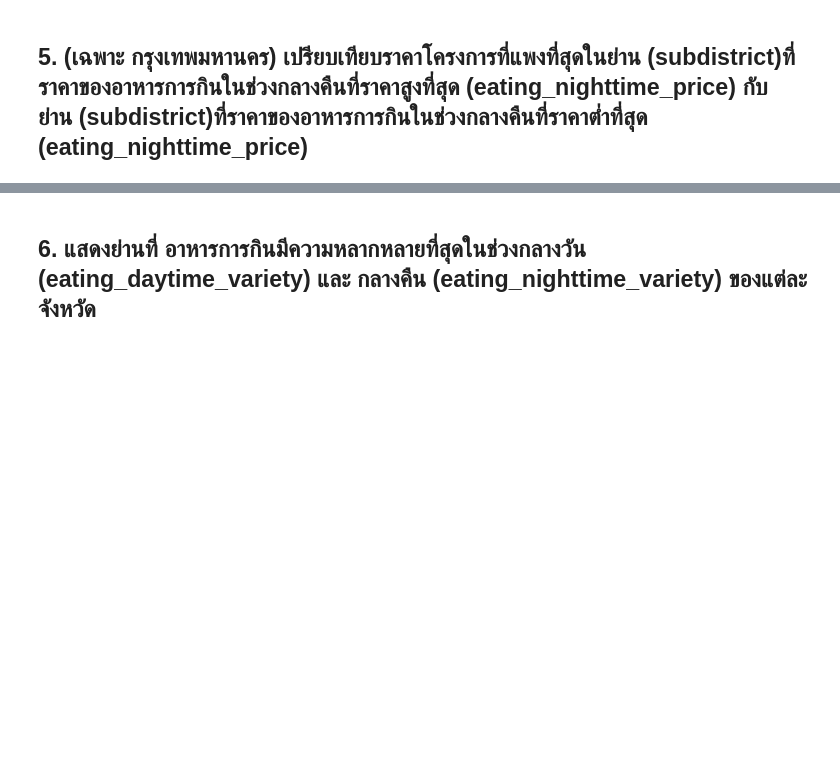
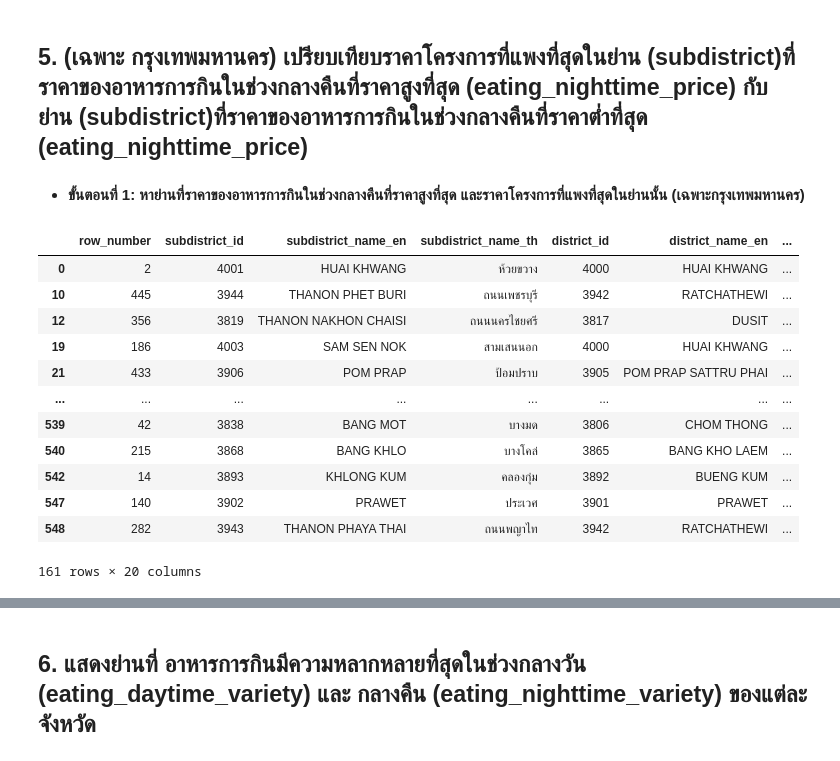
Before and after one commit to Ninkrn/BasicProg_Dataviz65, a Jupyter notebook: midterm65.ipynb, the cells around one changed output, grey strips where cells are left out. Drawn from its saved outputs; the diff is of its cells as text; code cells hidden in the pictures; blank space fills up the shorter version.

```diff
--- a/midterm65.ipynb
+++ b/midterm65.ipynb
@@ -307,2 +302,21 @@ dtype: object
 # %% [markdown]
 ## 5. (เฉพาะ กรุงเทพมหานคร) เปรียบเทียบราคาโครงการที่แพงที่สุดในย่าน (subdistrict)ที่ราคาของอาหารการกินในช่วงกลางคืนที่ราคาสูงที่สุด (eating_nighttime_price) กับ ย่าน (subdistrict)ที่ราคาของอาหารการกินในช่วงกลางคืนที่ราคาต่ำที่สุด (eating_nighttime_price)
+# %% [markdown]
+- **ขั้นตอนที่ 1: หาย่านที่ราคาของอาหารการกินในช่วงกลางคืนที่ราคาสูงที่สุด และราคาโครงการที่แพงที่สุดในย่านนั้น (เฉพาะกรุงเทพมหานคร)**
+# %%
+province = eat[eat['province_name_th']=='กรุงเทพมหานคร']  # เลือกข้อมูลเฉพาะ กรุงเทพมหานคร
+province
+# %% [output]
+|  | row_number | subdistrict_id | subdistrict_name_en | subdistrict_name_th | district_id | district_name_en | ... |
+| 0 | 2 | 4001 | HUAI KHWANG | ห้วยขวาง | 4000 | HUAI KHWANG | ... |
+| 10 | 445 | 3944 | THANON PHET BURI | ถนนเพชรบุรี | 3942 | RATCHATHEWI | ... |
+| 12 | 356 | 3819 | THANON NAKHON CHAISI | ถนนนครไชยศรี | 3817 | DUSIT | ... |
+| 19 | 186 | 4003 | SAM SEN NOK | สามเสนนอก | 4000 | HUAI KHWANG | ... |
+| 21 | 433 | 3906 | POM PRAP | ป้อมปราบ | 3905 | POM PRAP SATTRU PHAI | ... |
+| ... | ... | ... | ... | ... | ... | ... | ... |
+| 539 | 42 | 3838 | BANG MOT | บางมด | 3806 | CHOM THONG | ... |
+| 540 | 215 | 3868 | BANG KHLO | บางโคล่ | 3865 | BANG KHO LAEM | ... |
+| 542 | 14 | 3893 | KHLONG KUM | คลองกุ่ม | 3892 | BUENG KUM | ... |
+| 547 | 140 | 3902 | PRAWET | ประเวศ | 3901 | PRAWET | ... |
+| 548 | 282 | 3943 | THANON PHAYA THAI | ถนนพญาไท | 3942 | RATCHATHEWI | ... |
+161 rows × 20 columns
```
Also changed, not shown: parts of 34 cells of this notebook.
